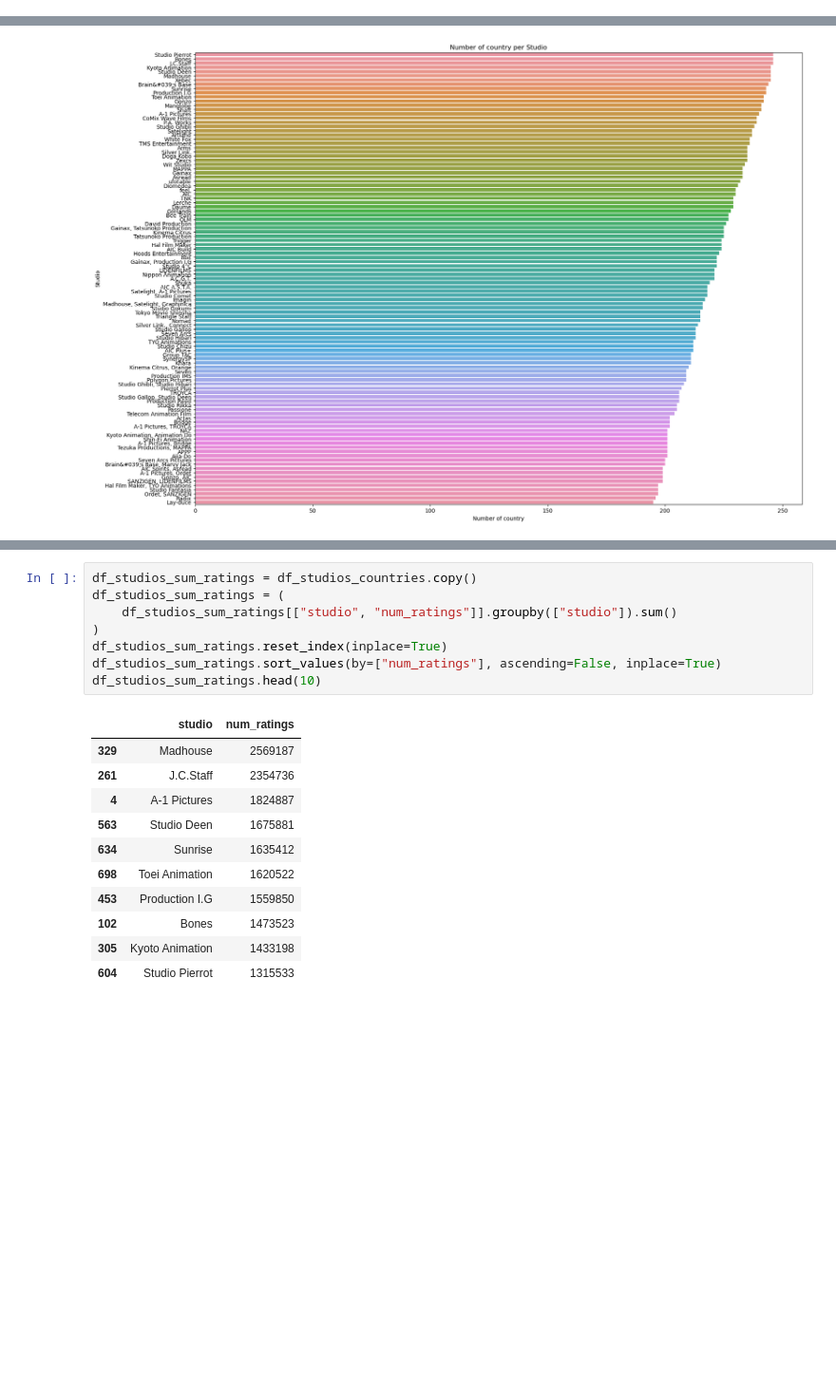
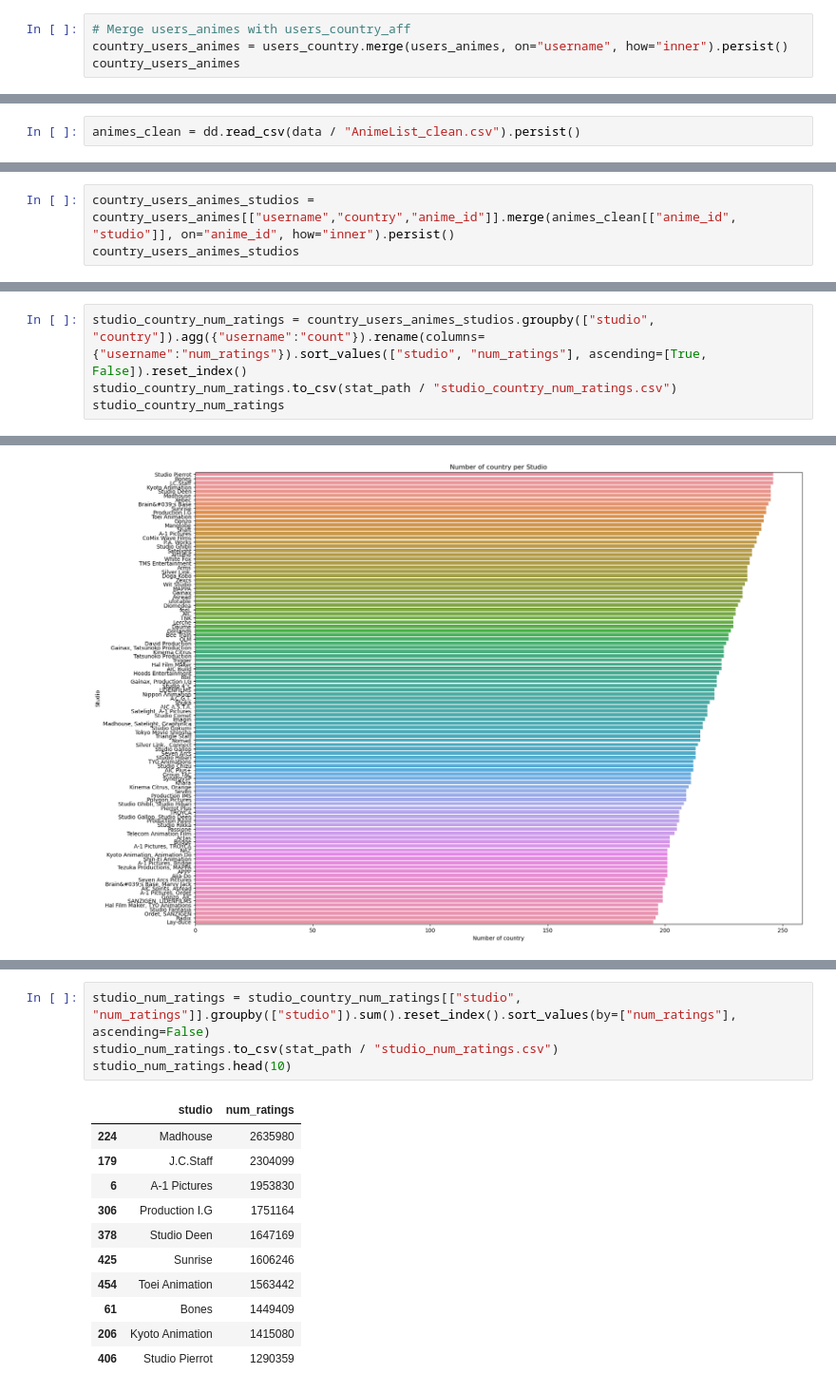
Before and after one commit to com-480-data-visualization/project-2023-vizmoica, a Jupyter notebook: preprocessing/eda_studio.ipynb, the cells around one changed output, grey strips where cells are left out. Shown at 95% size. Cells and saved outputs as stored; diff of their text form; blank space fills up the shorter version.

Commit message:
Clean studio preprocessing

```diff
--- a/preprocessing/eda_studio.ipynb
+++ b/preprocessing/eda_studio.ipynb
@@ -352,0 +188,4 @@ df_studio_per_country.head()
+# %%
+# Merge users_animes with users_country_aff
+country_users_animes = users_country.merge(users_animes, on="username", how="inner").persist()
+country_users_animes
@@ -352,0 +204,2 @@ df_studio_per_country.head()
+# %%
+animes_clean = dd.read_csv(data / "AnimeList_clean.csv").persist()
@@ -352,0 +208,3 @@ df_studio_per_country.head()
+# %%
+country_users_animes_studios = country_users_animes[["username","country","anime_id"]].merge(animes_clean[["anime_id", "studio"]], on="anime_id", how="inner").persist()
+country_users_animes_studios
@@ -352,0 +247,4 @@ df_studio_per_country.head()
+# %%
+studio_country_num_ratings = country_users_animes_studios.groupby(["studio", "country"]).agg({"username":"count"}).rename(columns={"username":"num_ratings"}).sort_values(["studio", "num_ratings"], ascending=[True, False]).reset_index()
+studio_country_num_ratings.to_csv(stat_path / "studio_country_num_ratings.csv")
+studio_country_num_ratings
@@ -399,23 +303,19 @@ df_studios_countries[df_studios_countries["studio"] == "A-1 Pictures"].head(10)
 # %%
-df_studios_sum_ratings = df_studios_countries.copy()
-df_studios_sum_ratings = (
-    df_studios_sum_ratings[["studio", "num_ratings"]].groupby(["studio"]).sum()
-)
-df_studios_sum_ratings.reset_index(inplace=True)
-df_studios_sum_ratings.sort_values(by=["num_ratings"], ascending=False, inplace=True)
-df_studios_sum_ratings.head(10)
+studio_num_ratings = studio_country_num_ratings[["studio", "num_ratings"]].groupby(["studio"]).sum().reset_index().sort_values(by=["num_ratings"], ascending=False)
+studio_num_ratings.to_csv(stat_path / "studio_num_ratings.csv")
+studio_num_ratings.head(10)
 # %% [output]
 |  | studio | num_ratings |
-| 329 | Madhouse | 2569187 |
-| 261 | J.C.Staff | 2354736 |
-| 4 | A-1 Pictures | 1824887 |
-| 563 | Studio Deen | 1675881 |
-| 634 | Sunrise | 1635412 |
-| 698 | Toei Animation | 1620522 |
-| 453 | Production I.G | 1559850 |
-| 102 | Bones | 1473523 |
-| 305 | Kyoto Animation | 1433198 |
-| 604 | Studio Pierrot | 1315533 |
+| 224 | Madhouse | 2635980 |
+| 179 | J.C.Staff | 2304099 |
+| 6 | A-1 Pictures | 1953830 |
+| 306 | Production I.G | 1751164 |
+| 378 | Studio Deen | 1647169 |
+| 425 | Sunrise | 1606246 |
+| 454 | Toei Animation | 1563442 |
+| 61 | Bones | 1449409 |
+| 206 | Kyoto Animation | 1415080 |
+| 406 | Studio Pierrot | 1290359 |
 # %%
 plt.figure(figsize=(20, 10))
 plot = sns.barplot(
```
Also changed, not shown: parts of 49 cells of this notebook, 8 other files.
